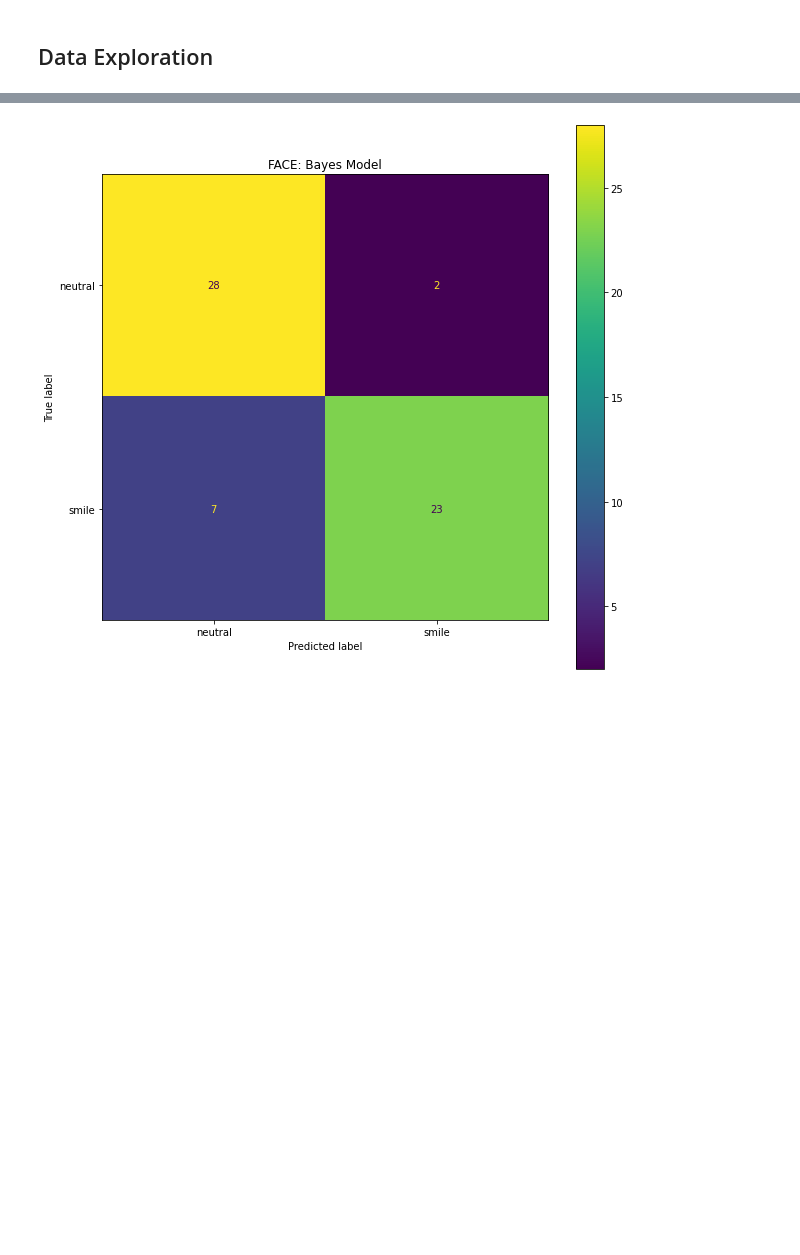
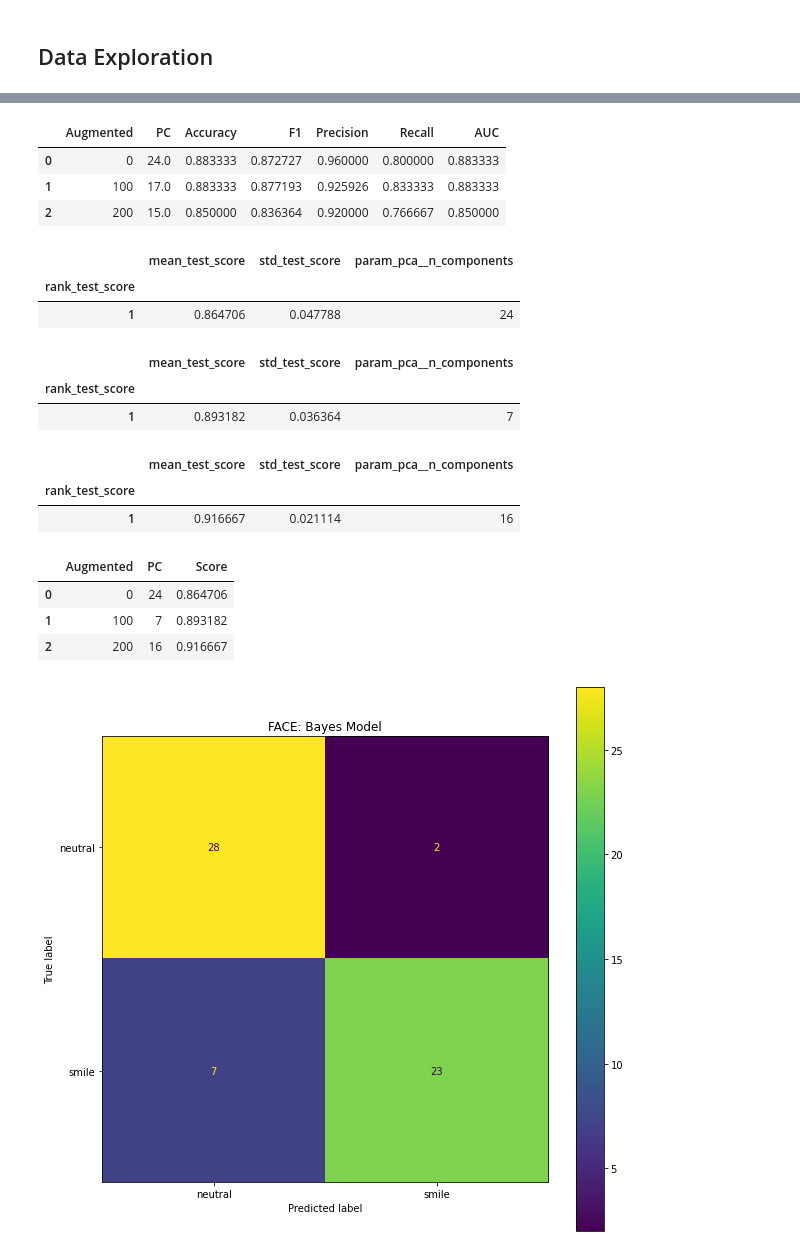
Before and after one commit to Dkashkett/Image_classification_, a Jupyter notebook: Task1.ipynb, the cells around one changed output, grey strips where cells are left out. Drawn from its saved outputs; the diff is of its cells as text; code cells hidden in the pictures; blank space fills up the shorter version.

```diff
--- a/Task1.ipynb
+++ b/Task1.ipynb
@@ -333,0 +347,19 @@ bayes_model_log
+# %%
+bayes_model_log
+# %% [output]
+|  | Augmented | PC | Accuracy | F1 | Precision | Recall | AUC |
+| 0 | 0 | 24.0 | 0.883333 | 0.872727 | 0.960000 | 0.800000 | 0.883333 |
+| 1 | 100 | 17.0 | 0.883333 | 0.877193 | 0.925926 | 0.833333 | 0.883333 |
+| 2 | 200 | 15.0 | 0.850000 | 0.836364 | 0.920000 | 0.766667 | 0.850000 |
+# %%
+train0 = bayes_training_logs['training0'].head(1)
+# %% [output]
+|  | mean_test_score | std_test_score | param_pca__n_components |
+| rank_test_score |  |  |  |
+| 1 | 0.864706 | 0.047788 | 24 |
+# %%
+train100 = bayes_training_logs['training100'].head(1)
+# %% [output]
+|  | mean_test_score | std_test_score | param_pca__n_components |
+| rank_test_score |  |  |  |
+| 1 | 0.893182 | 0.036364 | 7 |
@@ -333,0 +368,13 @@ bayes_model_log
+# %%
+train200
+# %% [output]
+|  | mean_test_score | std_test_score | param_pca__n_components |
+| rank_test_score |  |  |  |
+| 1 | 0.916667 | 0.021114 | 16 |
+# %%
+pd.DataFrame({'Augmented':[0,100,200], 'PC':[24,7,16], 'Score':[0.864706,0.893182,0.916667]})
+# %% [output]
+|  | Augmented | PC | Score |
+| 0 | 0 | 24 | 0.864706 |
+| 1 | 100 | 7 | 0.893182 |
+| 2 | 200 | 16 | 0.916667 |
```
Also changed, not shown: parts of 8 cells of this notebook, 2 other files.
